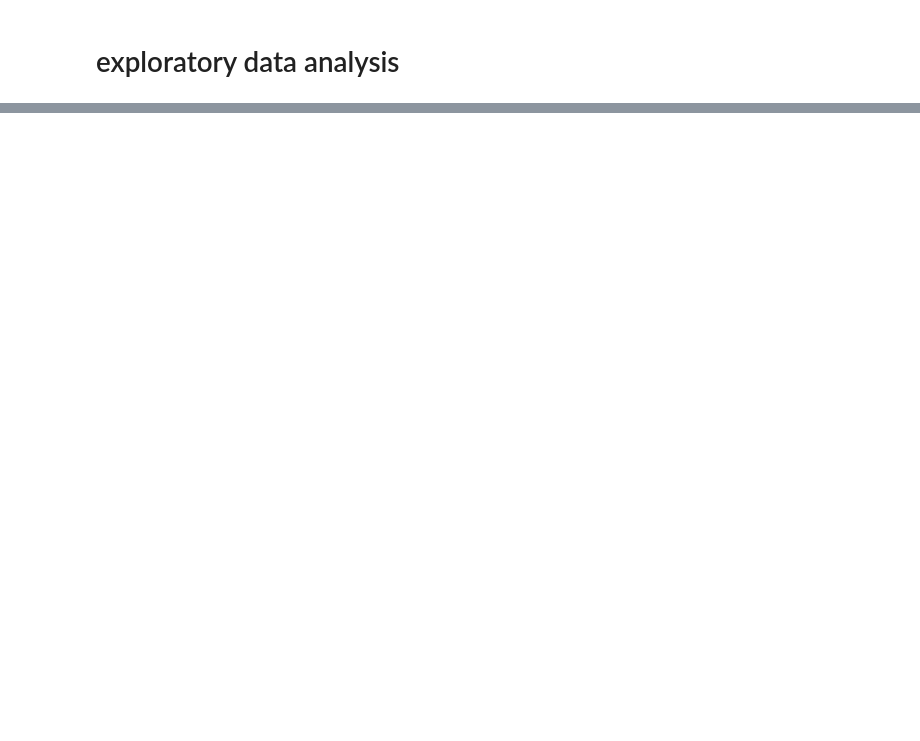
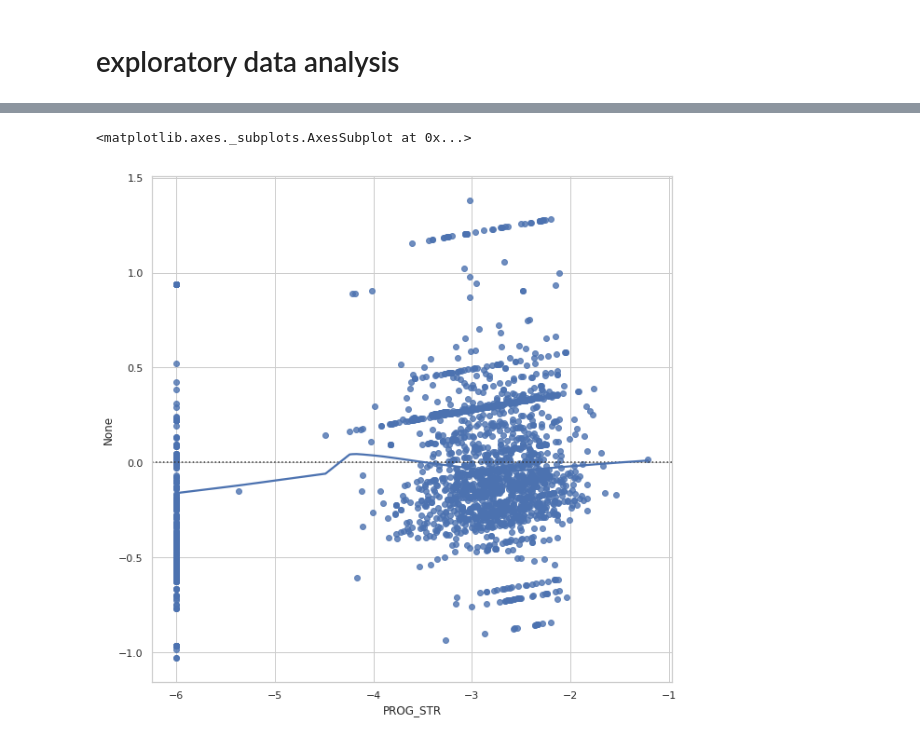
Before and after one commit to comp-strat/sorting-schools-2020, a Jupyter notebook: eda.ipynb, the cells around one changed output, grey strips where cells are left out. Drawn from its saved outputs; the diff is of its cells as text; code cells hidden in the pictures; blank space fills up the shorter version.

```diff
--- a/eda.ipynb
+++ b/eda.ipynb
@@ -82,0 +133,13 @@ len(rawdta['ESS_STR'])
+# %%
+OLS2_dta = rawdta[['PROG_STR','% Total Population: White Alone',"% Population 25 Years and Over: Bachelor's Degree",\
+            '% Civilian Population in Labor Force 16 Years and Over: Unemployed',\
+            '% Families: Income in Below Poverty Level','% Total Population: Foreign Born',\
+            'Population Density (Per Sq. Mile)', 'constant']]
+OLS2_dta = OLS2_dta.dropna(how = "any")
+Y2 = OLS2_dta['PROG_STR']
+X2 = OLS2_dta[['% Total Population: White Alone',"% Population 25 Years and Over: Bachelor's Degree",\
+            '% Civilian Population in Labor Force 16 Years and Over: Unemployed',\
+            '% Families: Income in Below Poverty Level','% Total Population: Foreign Born',\
+            'Population Density (Per Sq. Mile)', 'constant']]
+results2 = sm.OLS(Y2, X2).fit()
+results2.summary()
@@ -82,0 +173,7 @@ len(rawdta['ESS_STR'])
+# %%
+sns.set(style="whitegrid")
+plt.figure(figsize = (10,10))
+sns.residplot(Y2, results2.resid, lowess=True, color="b")
+# %% [output]
+<matplotlib.axes._subplots.AxesSubplot at 0x...>
+[figure, added]
```
Also changed, not shown: parts of 30 cells of this notebook.
